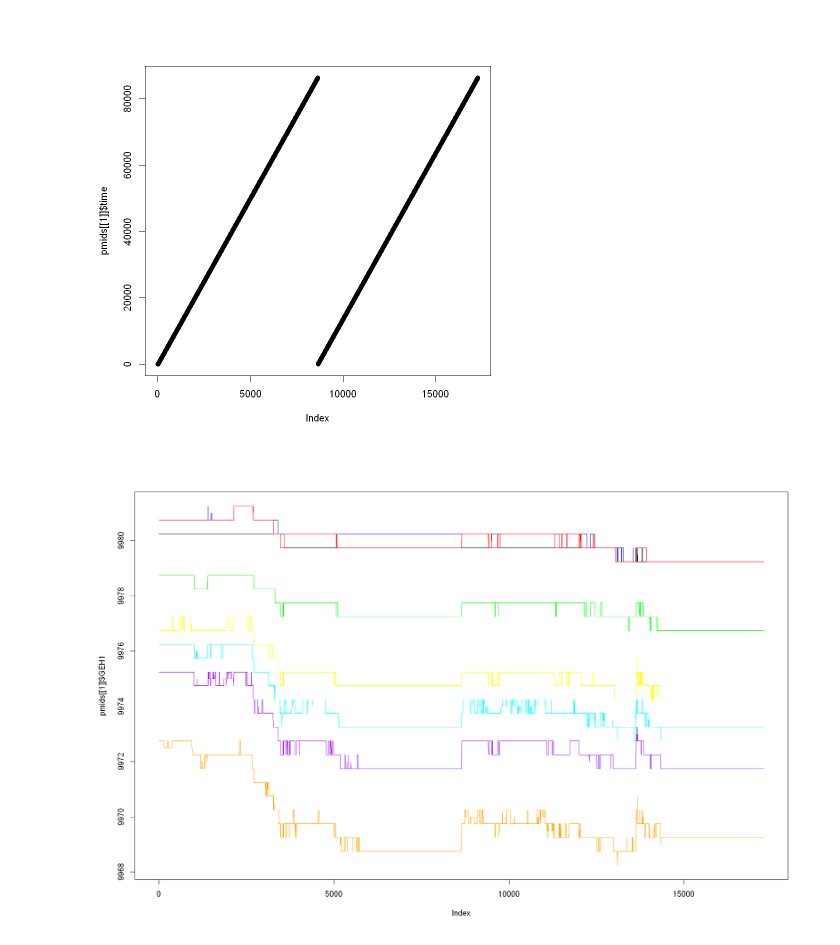
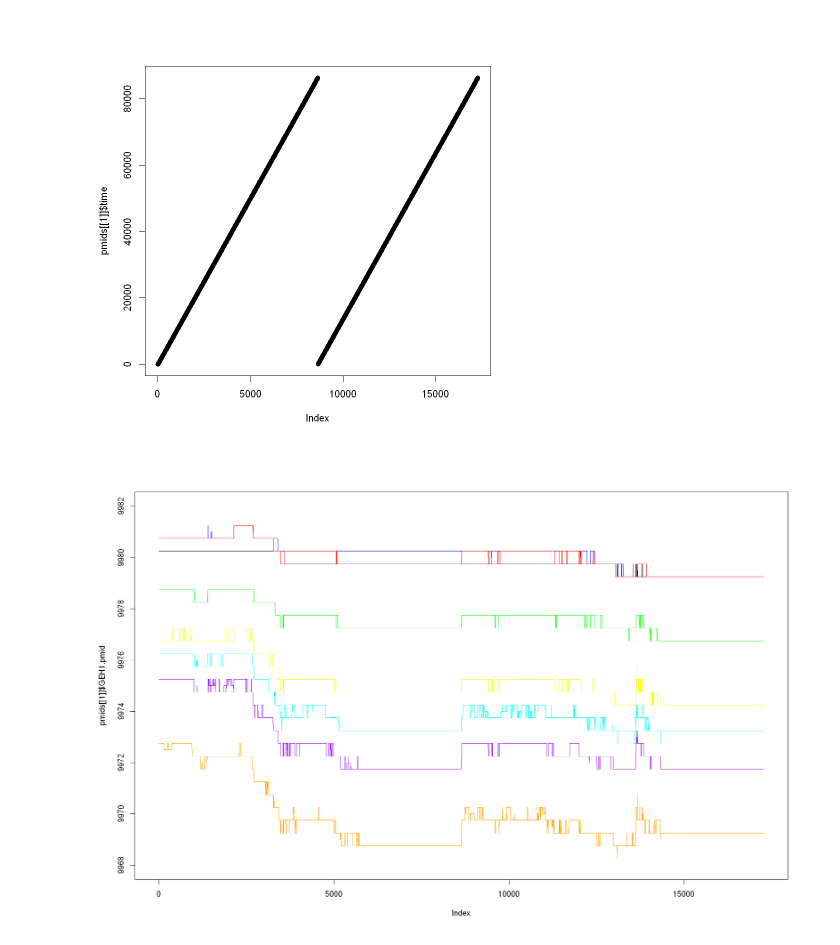
Before and after one commit to xcli17/ORF545-Final, a Jupyter notebook: Homework Final.ipynb, the cells around one changed output. Saved outputs shown, nothing was run; the diff lists cells and outputs as text; code cells hidden in the pictures.

```diff
--- a/Homework Final.ipynb
+++ b/Homework Final.ipynb
@@ -64,14 +67,14 @@ plot(pmids[[1]]$time)
 [figure]
 # %%
 options(repr.plot.width=15,repr.plot.height=10)
-plot(pmids[[1]]$GEH1,col="black",type="l",ylim=c(min(pmids[[1]][2:9]),max(pmids[[1]][2:9])))
-lines(pmids[[1]]$GEM1,col="blue")
-lines(pmids[[1]]$GEU1,col="red")
-lines(pmids[[1]]$GEZ1,col="green")
-lines(pmids[[1]]$GEH2,col="yellow")
-lines(pmids[[1]]$GEM2,col="cyan")
-lines(pmids[[1]]$GEU2,col="purple")
-lines(pmids[[1]]$GEZ2,col="orange")
+plot(pmids[[1]]$GEH1.pmid,col="black",type="l",ylim=c(9968,9982))
+lines(pmids[[1]]$GEM1.pmid,col="blue")
+lines(pmids[[1]]$GEU1.pmid,col="red")
+lines(pmids[[1]]$GEZ1.pmid,col="green")
+lines(pmids[[1]]$GEH2.pmid,col="yellow")
+lines(pmids[[1]]$GEM2.pmid,col="cyan")
+lines(pmids[[1]]$GEU2.pmid,col="purple")
+lines(pmids[[1]]$GEZ2.pmid,col="orange")
 # %% [output]
-[figure, old version]
+[figure, new version]
 # %%
```
Also changed, not shown: parts of 17 cells of this notebook, 4 other files.
